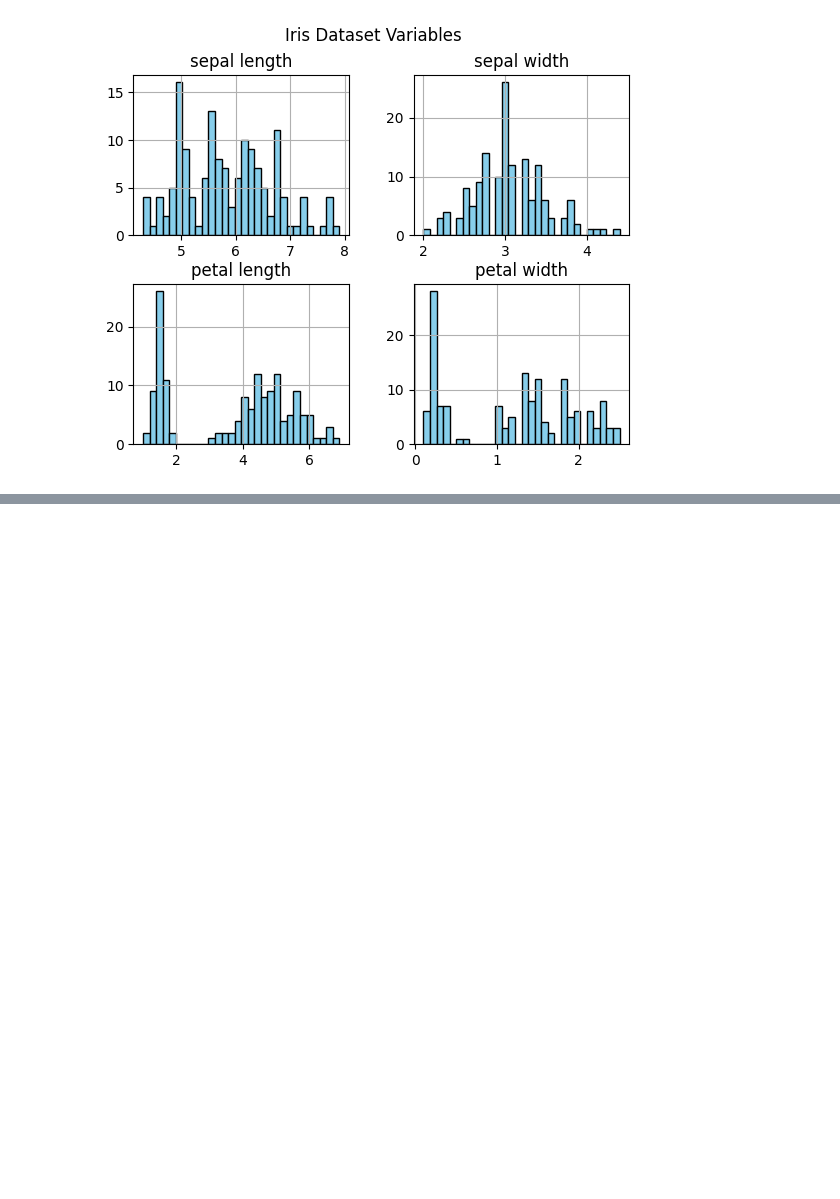
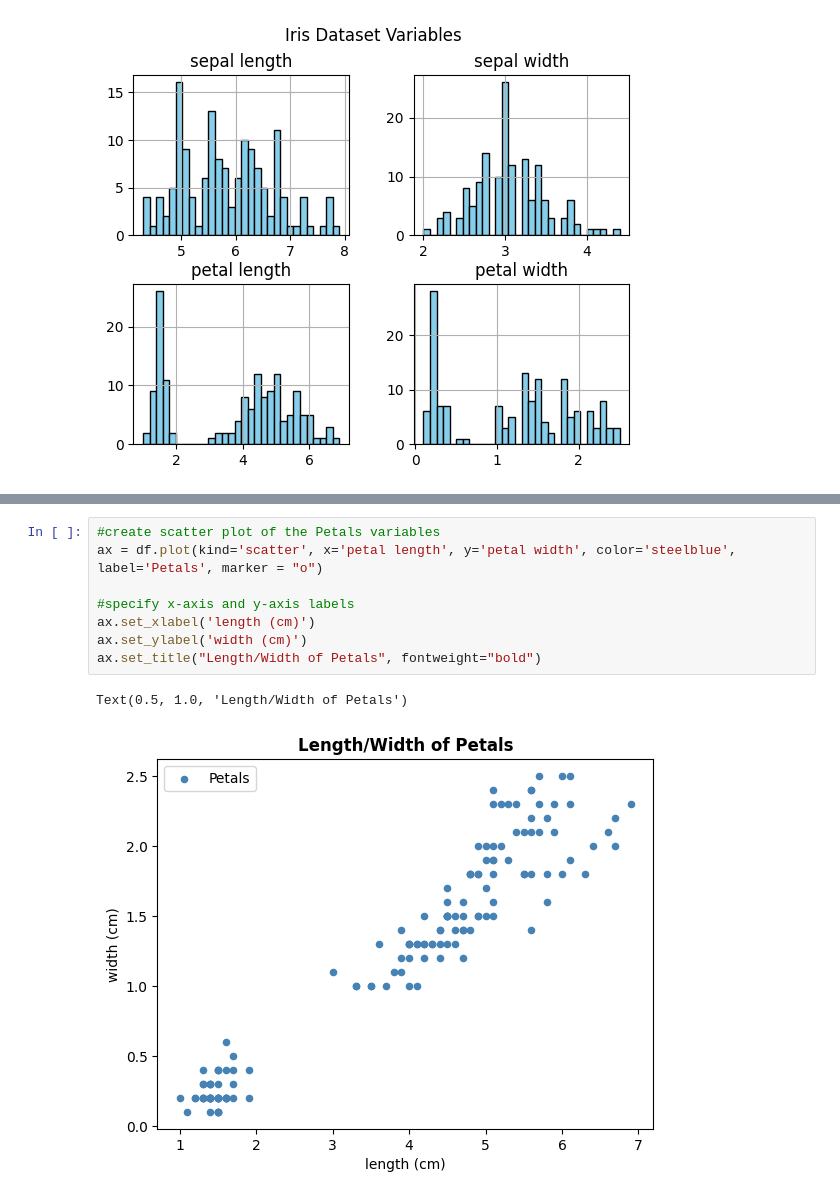
Before and after one commit to NeilTynan/pands-project, a Jupyter notebook: iris.ipynb, the cells around one changed output, grey strips where cells are left out. Cells and saved outputs as stored; diff of their text form; blank space fills up the shorter version.

Commit message:
Finished scatter plots

```diff
--- a/iris.ipynb
+++ b/iris.ipynb
@@ -40,0 +54,11 @@ plt.savefig('iris_variables.png')
+# %%
+#create scatter plot of the Petals variables
+ax = df.plot(kind='scatter', x='petal length', y='petal width', color='steelblue', label='Petals', marker = "o")
+
+#specify x-axis and y-axis labels
+ax.set_xlabel('length (cm)')
+ax.set_ylabel('width (cm)')
+ax.set_title("Length/Width of Petals", fontweight="bold")
+# %% [output]
+Text(0.5, 1.0, 'Length/Width of Petals')
+[figure, added]
```
Also changed, not shown: parts of 6 cells of this notebook, 2 other files.
